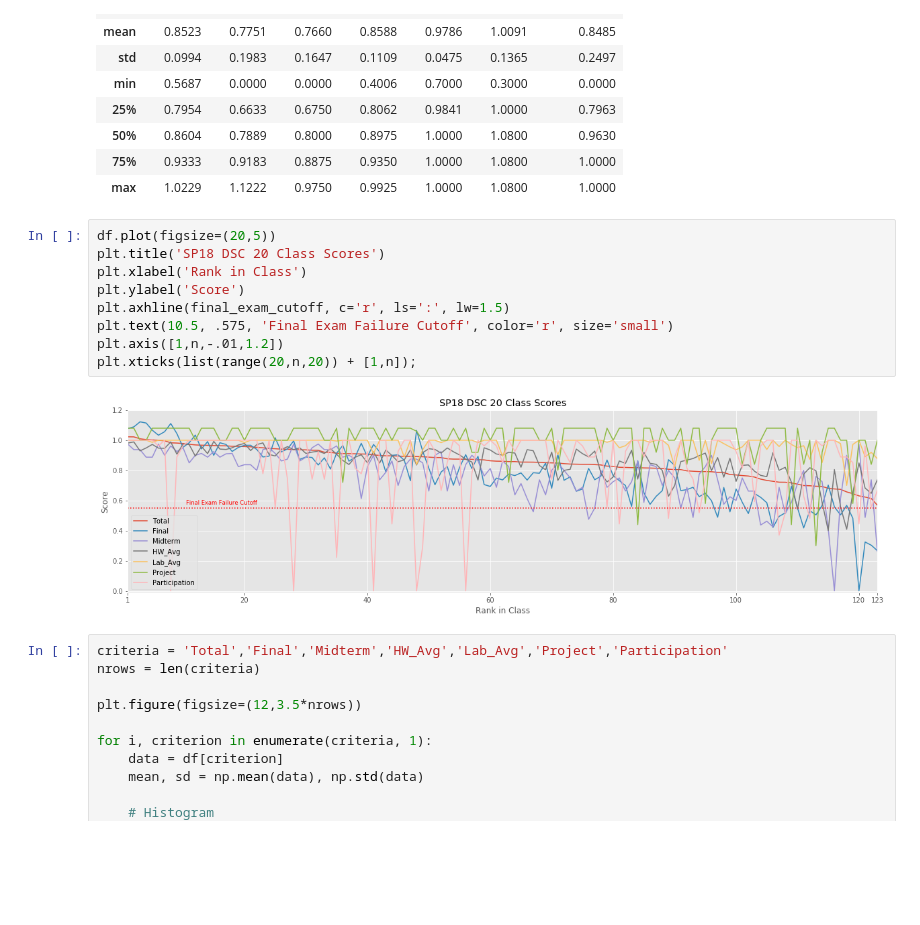
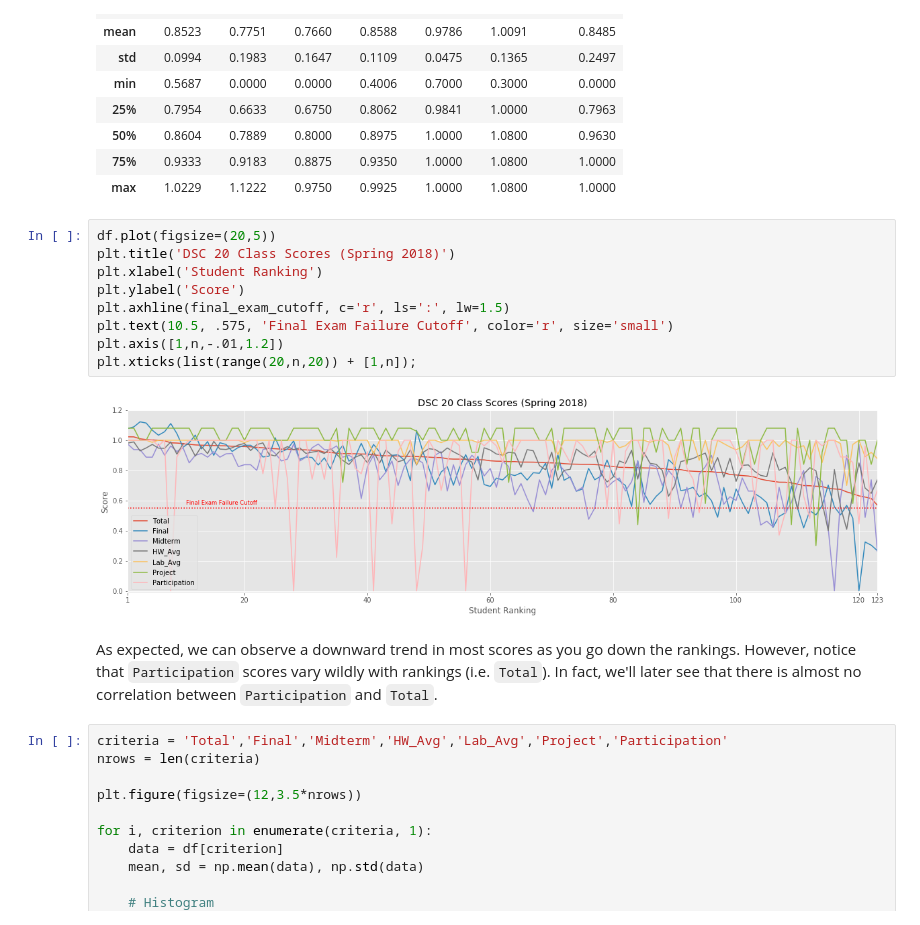
Before and after one commit to dleestat/grades, a Jupyter notebook: Grades.ipynb, the cells around one changed output. Cells and saved outputs as stored; diff of their text form; blank space fills up the shorter version.

```diff
--- a/Grades.ipynb
+++ b/Grades.ipynb
@@ -174,15 +212,17 @@ df.describe()
 | max | 1.0229 | 1.1222 | 0.9750 | 0.9925 | 1.0000 | 1.0800 | 1.0000 |
 # %%
 df.plot(figsize=(20,5))
-plt.title('SP18 DSC 20 Class Scores')
-plt.xlabel('Rank in Class')
+plt.title('DSC 20 Class Scores (Spring 2018)')
+plt.xlabel('Student Ranking')
 plt.ylabel('Score')
 plt.axhline(final_exam_cutoff, c='r', ls=':', lw=1.5)
 plt.text(10.5, .575, 'Final Exam Failure Cutoff', color='r', size='small')
 plt.axis([1,n,-.01,1.2])
 plt.xticks(list(range(20,n,20)) + [1,n]);
 # %% [output]
-[figure, old version]
+[figure, new version]
+# %% [markdown]
+As expected, we can observe a downward trend in most scores as you go down the rankings. However, notice that `Participation` scores vary wildly with rankings (i.e. `Total`). In fact, we'll later see that there is almost no correlation between `Participation` and `Total`.
 # %%
 criteria = 'Total','Final','Midterm','HW_Avg','Lab_Avg','Project','Participation'
 nrows = len(criteria)
```
Also changed, not shown: parts of 24 cells of this notebook.
